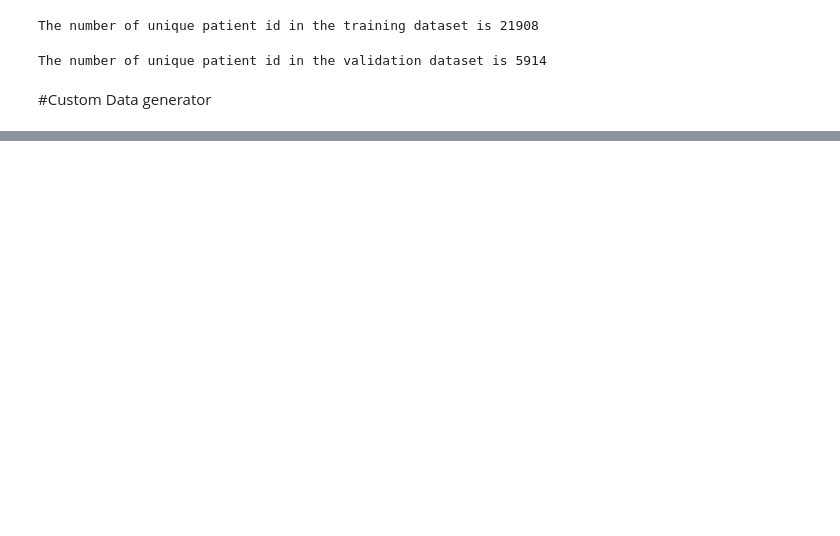
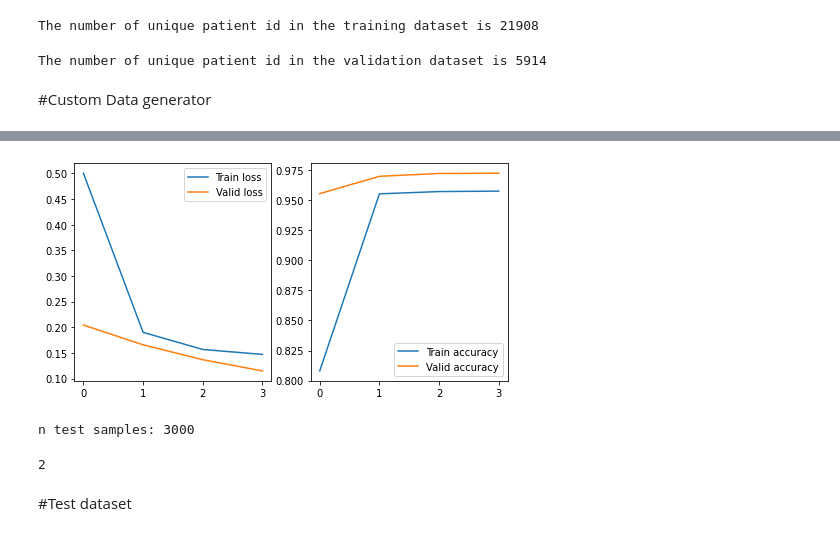
Before and after one commit to arvindhvasu/GL_Pneumonia_Detection, a Jupyter notebook: code/model.ipynb, the cells around one changed output, grey strips where cells are left out. Drawn from its saved outputs; the diff is of its cells as text; code cells hidden in the pictures; blank space fills up the shorter version.

```diff
--- a/code/model.ipynb
+++ b/code/model.ipynb
@@ -156,6 +174,6 @@ class Generator(keras.utils.Sequence):
 #train_gen = Generator(train_patient_Ids, train_img_path, train_df, batch_size=32, shuffle=False, image_size=256)
 #valid_gen = Generator(valid_patient_Ids, valid_img_path, valid_df, batch_size=32, shuffle=False, image_size=256)
 # %%
-train_gen = Generator(train_patient_Ids[:20], train_img_path, train_df, batch_size=10, shuffle=False, image_size=256)
-valid_gen = Generator(valid_patient_Ids[:10], valid_img_path, valid_df, batch_size=10, shuffle=False, image_size=256)
+train_gen = Generator(train_patient_Ids[:500], train_img_path, train_df, batch_size=100, shuffle=False, image_size=256)
+valid_gen = Generator(valid_patient_Ids[:250], valid_img_path, valid_df, batch_size=100, shuffle=False, image_size=256)
 # %%
@@ -199,0 +202,10 @@ model.compile(optimizer='adam',loss='binary_crossentropy',
+# %%
+model = create_cnn_model(input_size=256)
+model.compile(optimizer='adam',loss='binary_crossentropy',
+              metrics=['accuracy'])
+
+checkpoint = ModelCheckpoint("model_1.h5", monitor="val_loss", verbose=1, save_best_only=True,
+                             save_weights_only=True, mode="auto", period=1)
+stop = EarlyStopping(monitor="val_loss", patience=10, mode="auto")
+reduce_lr = ReduceLROnPlateau(monitor="val_loss", factor=0.2, patience=5, min_lr=1e-6, verbose=1, mode="auto")
+model.summary()
@@ -200,3 +230,8 @@ model.compile(optimizer='adam',loss='binary_crossentropy',
 # %%
-history = model.fit_generator(train_gen, validation_data=valid_gen, epochs=2, workers=4, use_multiprocessing=False)
+history = model.fit_generator(train_gen,
+                              validation_data=valid_gen,
+                              callbacks=[checkpoint, reduce_lr, stop],
+                              epochs=4,
+                              workers=1,
+                              use_multiprocessing=False)
 # %% [output]
@@ -206,0 +254,24 @@ Epoch 2/2
+# %%
+plt.figure(figsize=(12,4))
+plt.subplot(131)
+plt.plot(history.epoch, history.history["loss"], label="Train loss")
+plt.plot(history.epoch, history.history["val_loss"], label="Valid loss")
+plt.legend()
+plt.subplot(132)
+plt.plot(history.epoch, history.history["accuracy"], label="Train accuracy")
+plt.plot(history.epoch, history.history["val_accuracy"], label="Valid accuracy")
+plt.legend()
+plt.show()
+# %% [output]
+[figure, added]
+# %%
+test_filenames = os.listdir(test_img_path)
+print('n test samples:', len(test_filenames))
+# %% [output]
+n test samples: 3000
+# %%
+len(test_filenames[:2])
+# %% [output]
+2
+# %% [markdown]
+#Test dataset
```
Also changed, not shown: parts of 11 cells of this notebook.
